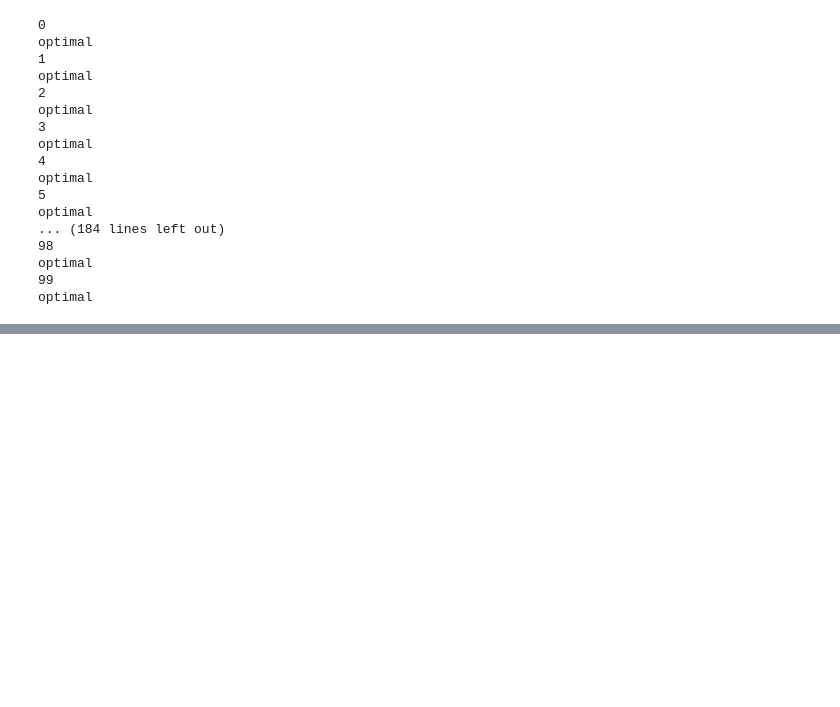
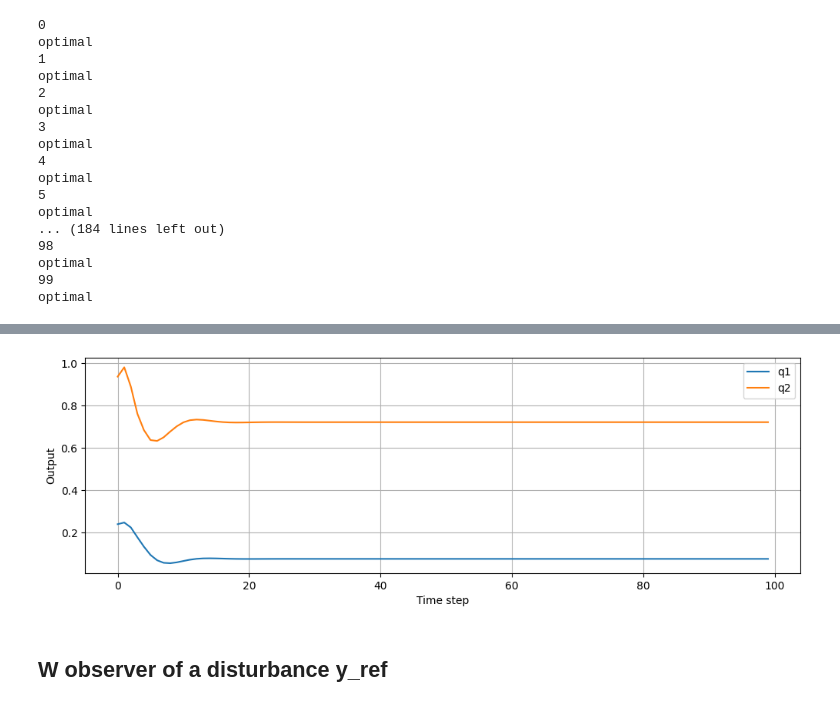
Before and after one commit to PatrikValabek/offset-free-koopman-mpc, a Jupyter notebook: example_control.ipynb, the cells around one changed output, grey strips where cells are left out. Saved outputs shown, nothing was run; the diff lists cells and outputs as text; code cells hidden in the pictures; blank space fills up the shorter version.

```diff
--- a/example_control.ipynb
+++ b/example_control.ipynb
@@ -321,0 +582,35 @@ plt.grid(True)
+# %%
+sim_time = 100
+Ts = 1
+z_sim = np.zeros((nz, sim_time+1))
+y_sim = np.zeros((ny, sim_time+1))
+u_sim = np.zeros((nu, sim_time))
+
+y_sim_descaled = np.zeros((ny, sim_time+1))
+u_sim_descaled = np.zeros((nu, sim_time))
+
+z_sim[:, 0] = z0.value
+y_sim[:, 0] = y0.value
+y_sim_descaled[:, 0] = scaler.inverse_transform(y0.value.reshape(1,-1))[0]
+
+
+for k in range(sim_time):
+    # solve MPC
+    mpc.solve(solver=cp.GUROBI)
+    u_sim[:, k] = u[:,0].value
+    u_sim_descaled[:, k] = scalerU.inverse_transform(u_sim[:, k].reshape(1,-1))[0]
+
+    # simulate system
+    y_sim_descaled[:, k+1] =  TwoTanks.step(y_sim_descaled[:, k], u_sim_descaled[:, k].reshape(1,-1), Ts)
+
+    y_sim[:, k+1] = scaler.transform(y_sim_descaled[:, k+1].reshape(1,-1))[0]
+
+    # estimate state
+    z_sim[:, k+1] = EKF.step(u_sim[:, k], y_sim[:, k]).flatten()
+
+    # update initial conditions
+    y0.value = y_sim[:, k+1]
+    z0.value = z_sim[:, k+1]
+    u_prev.value = u_sim[:, k]
+    print(k)
+    print(mpc.status)
@@ -321,0 +650,14 @@ plt.grid(True)
+# %%
+# plot results
+plt.figure(figsize=(12, 8))
+plt.subplot(2, 1, 1)
+plt.plot(u_sim_descaled[0], label='q1')
+plt.plot(u_sim_descaled[1], label='q2')
+plt.xlabel('Time step')
+plt.ylabel('Output')
+plt.legend()
+plt.grid(True)
+# %% [output]
+[figure, added]
+# %% [markdown]
+## W observer of a disturbance y_ref
```
Also changed, not shown: parts of 101 cells of this notebook, 1 other file.
